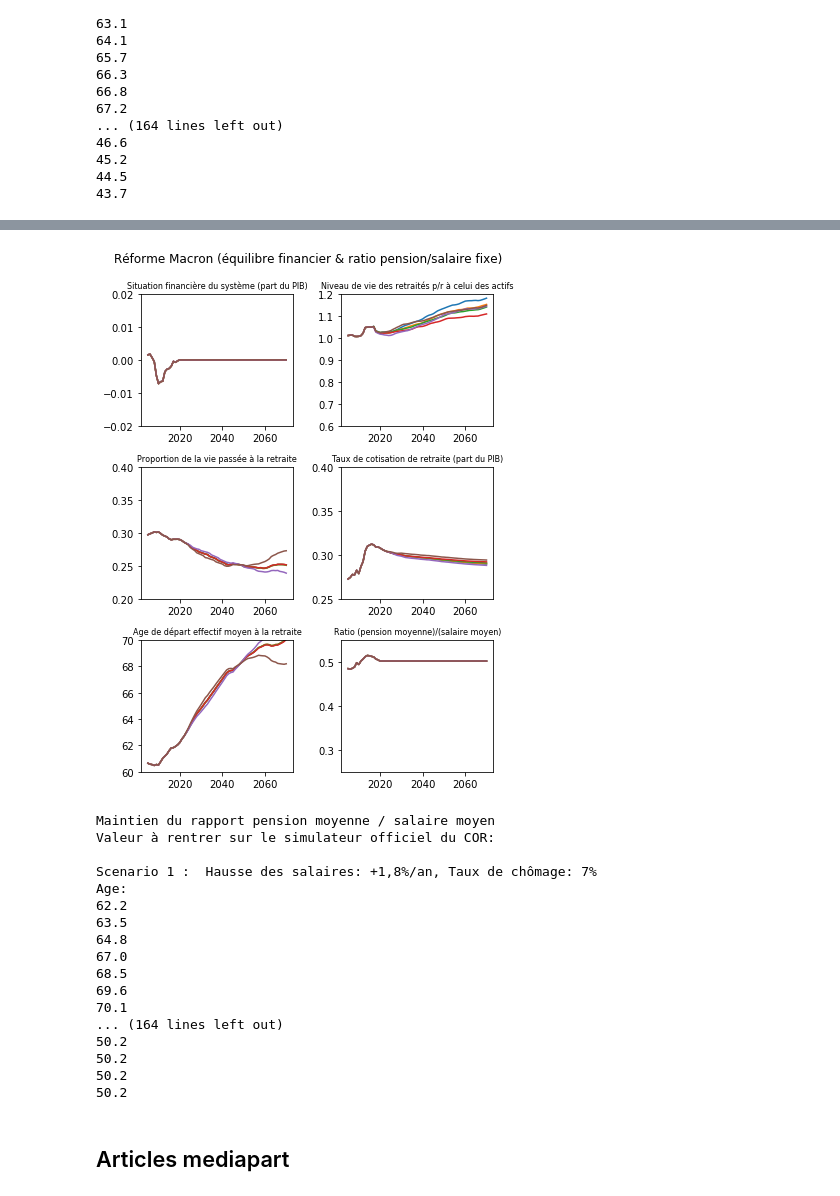
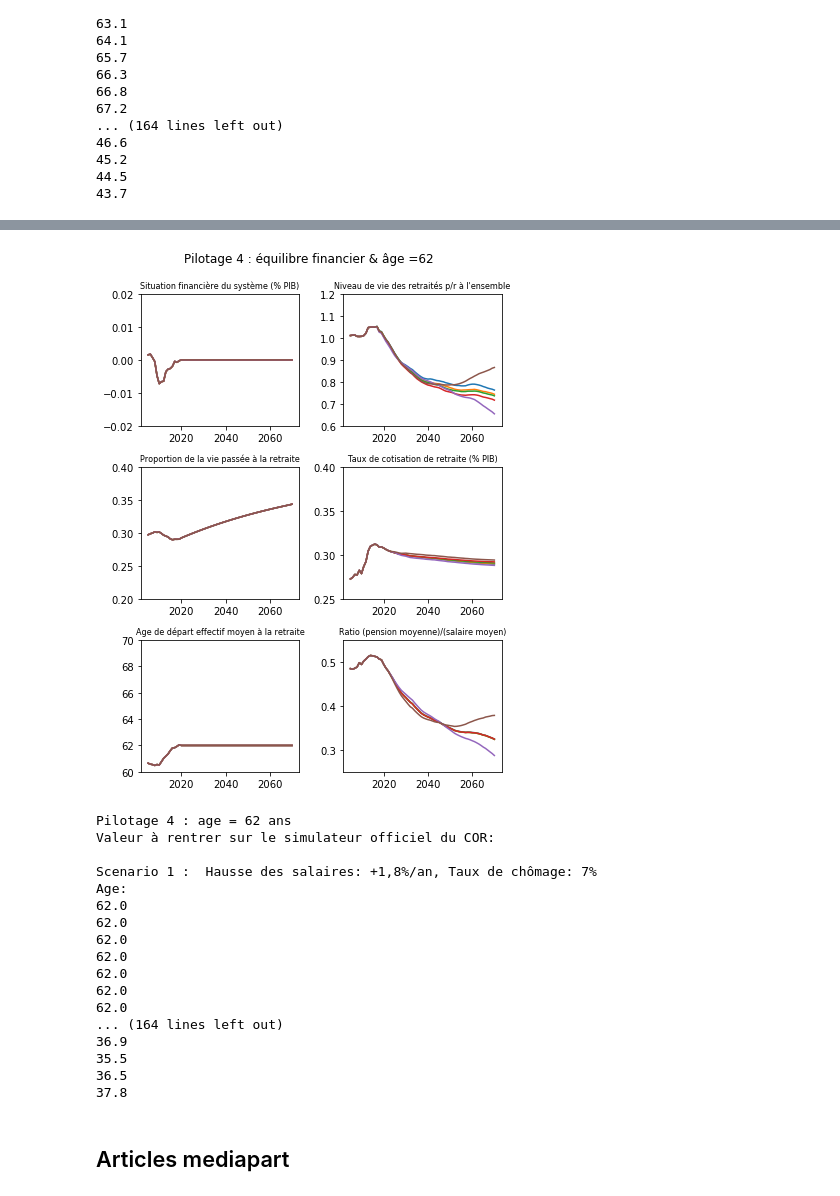
Before and after one commit to brunoscherrer/retraites, a Jupyter notebook: index.ipynb, the cells around one changed output, grey strips where cells are left out. Saved outputs shown, nothing was run; the diff lists cells and outputs as text; code cells hidden in the pictures.

```diff
--- a/index.ipynb
+++ b/index.ipynb
@@ -108,39 +166,39 @@ Rapport (pension moyenne/)(salaire moyen) constant égal à celui de 2020.
 # %%
-Ps=0
-Ts=0
+Acible = 62 # Age de départ à la retraite
 
-simulateur = SimulateurRetraites.SimulateurRetraites('retraites/fileProjection.json')
-pl.figure(figsize=(6,8))
-pl.suptitle(u'Réforme Macron (équilibre financier & ratio pension/salaire fixe)',fontsize=12)
+simulateur = SimulateurRetraites('retraites/fileProjection.json')
 
-Ts,Ps,As = simulateur.calcule_Ts_Ps_As_fixant_Ps_Ts_S(Ps,Ts)
+Ts,Ps,As = simulateur.calcule_Ts_Ps_As_fixant_As_Ts_S(Acible)
 S,RNV,REV = simulateur.calcule_S_RNV_REV(Ts,Ps,As)
 
-analyse = SimulateurAnalyse.SimulateurAnalyse(simulateur, "fig/")
+pl.figure(figsize=(6,8))
+pl.suptitle(u'Pilotage 4 : équilibre financier & âge =%d'% (Acible),fontsize=12)
+analyse = SimulateurAnalyse(simulateur, "fig/")
 analyse.graphiques(Ts,Ps,As, S,RNV,REV)
+analyse.mysavefig("pilotage4_age")
 # %% [output]
-[figure, old version]
+[figure, new version]
 # %%
-print("Maintien du rapport pension moyenne / salaire moyen")
+print("Pilotage 4 : age = %d ans" % (Acible))
 analyse.affiche_solutions_simulateur_COR(Ts,Ps,As)
 # %% [output]
-Maintien du rapport pension moyenne / salaire moyen
+Pilotage 4 : age = 62 ans
 Valeur à rentrer sur le simulateur officiel du COR:
 
 Scenario 1 :  Hausse des salaires: +1,8%/an, Taux de chômage: 7%
 Age:
-62.2
-63.5
-64.8
-67.0
-68.5
-69.6
-70.1
+62.0
+62.0
+62.0
+62.0
+62.0
+62.0
+62.0
 ... (164 lines left out)
-50.2
-50.2
-50.2
-50.2
+36.9
+35.5
+36.5
+37.8
 # %% [markdown]
 ## Articles mediapart
 # %%
```
Also changed, not shown: parts of 21 cells of this notebook, 3 other files.
